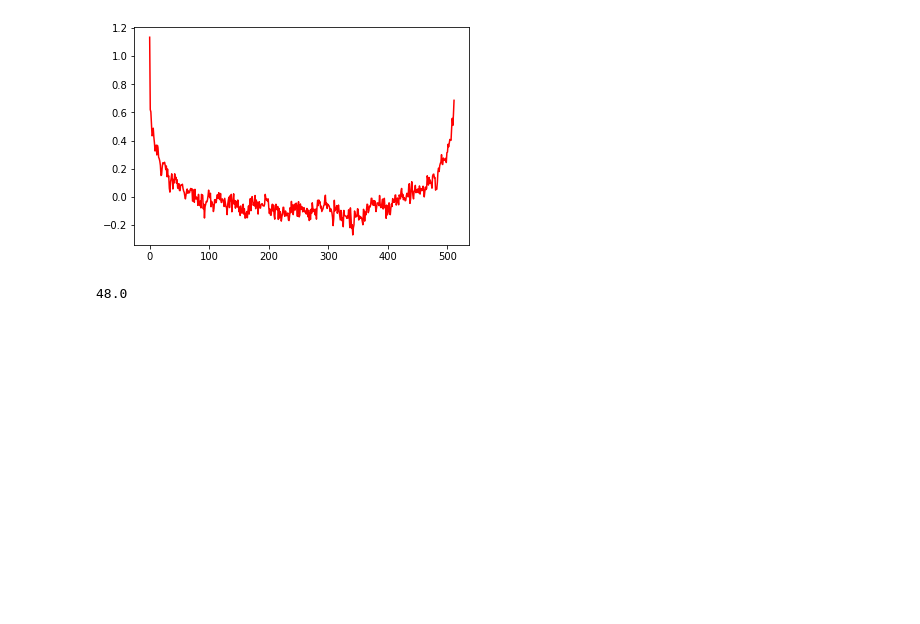
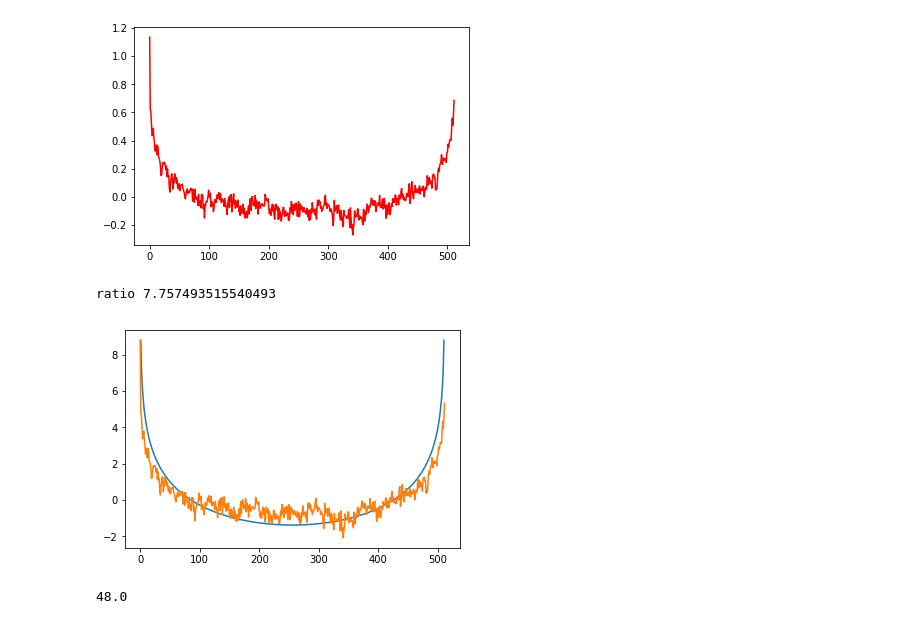
Before and after one commit to daniellengyel/Competitive-Erosion, a Jupyter notebook: Visualization.ipynb, the cells around one changed output. Saved outputs shown, nothing was run; the diff lists cells and outputs as text; code cells hidden in the pictures; blank space fills up the shorter version.

```diff
--- a/Visualization.ipynb
+++ b/Visualization.ipynb
@@ -144,6 +148,18 @@ plt.plot(list(range(0, len(corr8))), corr8, color='r')
 # %% [output]
 [<matplotlib.lines.Line2D at 0x...>]
 [figure]
+# %%
+x = np.linspace(0, 2 * np.pi, len(corr8))
+a = -np.log(2 - 2 * np.cos(x))
+plt.plot(a)
+
+plt.plot(corr8 * a[1]/float(corr8[0]))
+print("ratio", a[1]/float(corr8[0]))
+
+plt.show()
+# %% [output]
+ratio 7.757493515540493
+[figure, added]
 # %%
 def green_function(x2):
     return 1/2. * min(x2, 1 - x2) - 1/2. * min( x2, 1 - x2)**2
```
Also changed, not shown: parts of 2 cells of this notebook, 6 other files.
